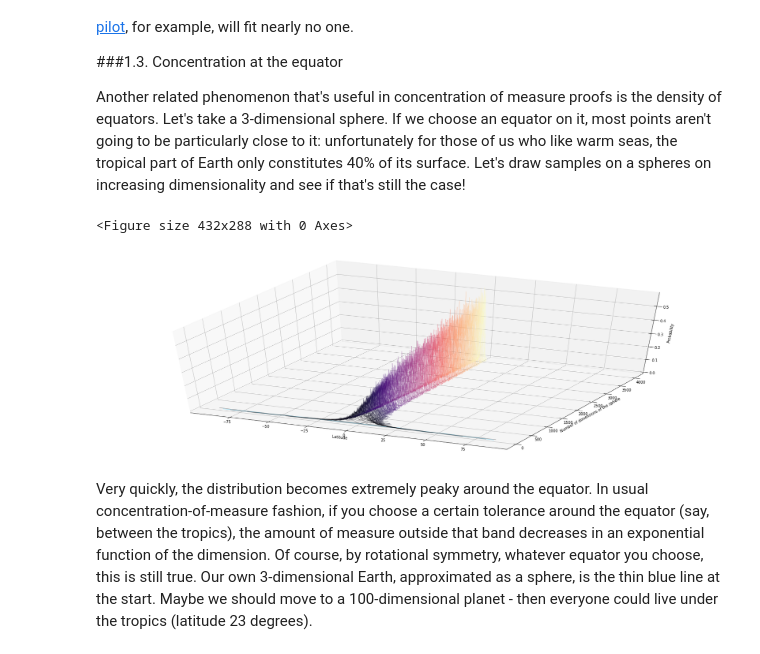
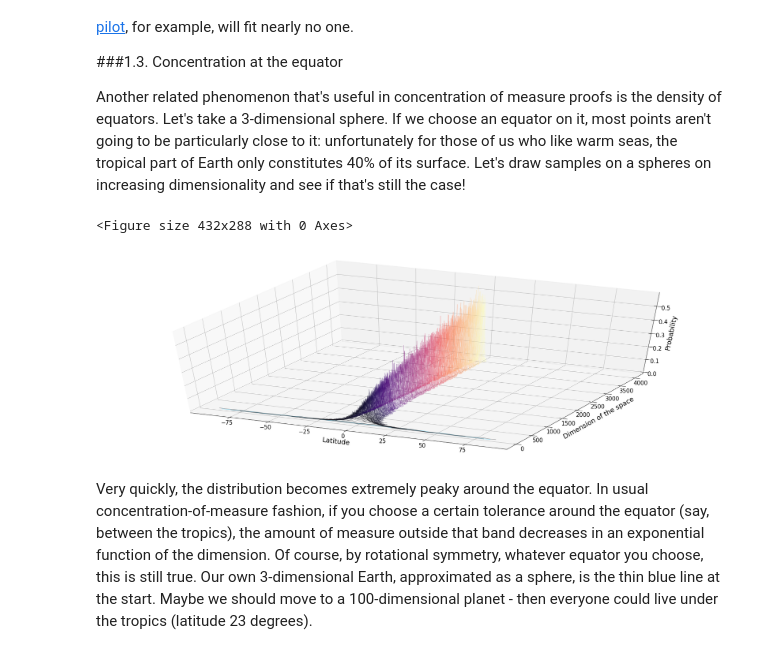
Before and after one commit to TevenLeScao/blog, a Jupyter notebook: _notebooks/2020-06-18-JL-Lemma-+-Linformer.ipynb, the cells around one changed output. Drawn from its saved outputs; the diff is of its cells as text; code cells hidden in the pictures.

```diff
--- a/_notebooks/2020-06-18-JL-Lemma-+-Linformer.ipynb
+++ b/_notebooks/2020-06-18-JL-Lemma-+-Linformer.ipynb
@@ -103,37 +103,38 @@ def latitudes(points):
     return np.degrees(np.arcsin(points[:, 0]))
 
 def lighten(rgb, white_amount):
   return ((white_amount + rgb[0]) / (1 + white_amount), (white_amount + rgb[1]) / (1 + white_amount), (white_amount + rgb[2]) / (1 + white_amount), rgb[3])
 
 current_index = 0
 cmap = plt.get_cmap('magma')
 norm  = colors.Normalize(vmin=min(dimensions), vmax=max(dimensions))
 scalar_map = cm.ScalarMappable(norm=norm, cmap=cmap)
-ax.set_xlabel("Latitude")
-ax.set_ylabel("Number of dimensions of the sphere")
-ax.set_zlabel("Probability")
+ax.set_xlabel("Latitude", fontsize=18, labelpad=20)
+ax.set_ylabel("Dimension of the space", fontsize=18, labelpad=20)
+ax.set_zlabel("Probability", fontsize=18, labelpad=5)
+ax.tick_params(axis='both', which='major', labelsize=15)
 for i, dimension in enumerate(dimensions[1:]):
   # we arrange the previous 1D draws into vectors
   samples = draws[tries*current_index:tries*(current_index + dimension)]
   samples = np.reshape(samples, (tries, dimension))
   # then project them on the unit sphere
   norms = np.linalg.norm(samples, 2, axis=1)
   samples_on_sphere = samples / norms[:, None]
   sorted_latitudes = np.sort(latitudes(samples_on_sphere))
   histogram, bin_edges = np.histogram(sorted_latitudes, bins=bins, density=True)
   bin_centers = (bin_edges[1:] + bin_edges[:-1]) / 2
   color = scalar_map.to_rgba(dimension)
   dimension_array = np.array([dimension] * bins)
   if dimension == 3:
     color = "deepskyblue"
   rgb = colors.to_rgba(color)
   white_amount = 5
   lighter = lighten(rgb, white_amount)
   # ax.add_collection3d(Poly3DCollection([list(zip(bin_centers, dimension_array, histogram)) + [(bin_centers[-1], dimension, 0), (bin_centers[0], dimension, 0)]], color=lighter, alpha=1))
   plt.plot(bin_centers, dimension_array, histogram, color=color, alpha=0.3)
 # %% [output]
 <Figure size 432x288 with 0 Axes>
-[figure, old version]
+[figure, new version]
 # %% [markdown]
 Very quickly, the distribution becomes extremely peaky around the equator. In usual concentration-of-measure fashion, if you choose a certain tolerance around the equator (say, between the tropics), the amount of measure outside that band decreases in an exponential function of the dimension. Of course, by rotational symmetry, whatever equator you choose, this is still true. Our own 3-dimensional Earth, approximated as a sphere, is the thin blue line at the start. Maybe we should move to a 100-dimensional planet - then everyone could live under the tropics (latitude 23 degrees).
 # %% [markdown]
```
Also changed, not shown: parts of 1 cell of this notebook.
